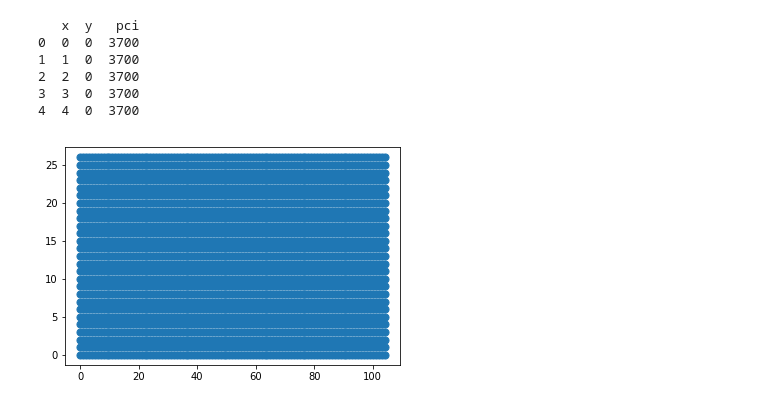
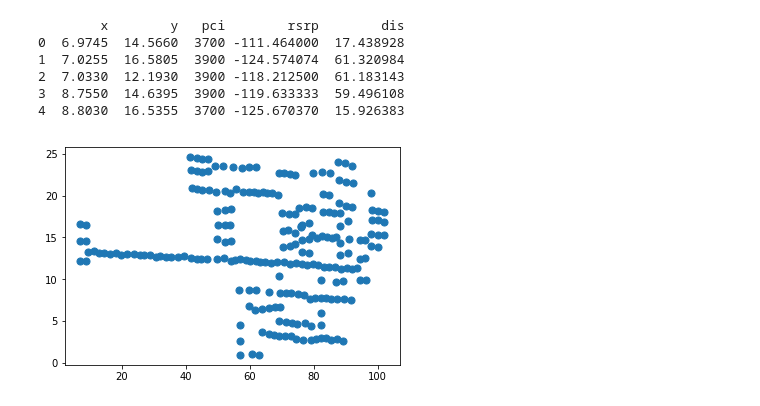
Before and after one commit to KJtiming/RadioMap, a Jupyter notebook: cluster.ipynb, the cells around one changed output. Drawn from its saved outputs; the diff is of its cells as text; code cells hidden in the pictures.

```diff
--- a/cluster.ipynb
+++ b/cluster.ipynb
@@ -36,20 +37,21 @@ from keras.utils import np_utils
 #from sklearn.cross_validation import train_test_split
 #from data_handle import *
 # %%
-rem_pci_all = pd.read_csv("pci_result_o.csv")
+#rem_pci_all = pd.read_csv("pci_result_o.csv")
+rem_pci_all = pd.read_csv("rsrp_set33.csv")
 #rem_pci_all = pd.read_csv("rem_pci_train_pd.csv")
 #rem_pci = pd.read_csv("rem_rsrp_train_pd.csv")
 #rem_test = pd.read_csv("rem_test_pd.csv")
-rem_pci_np = np.genfromtxt('rem_pci_train.csv', delimiter=',')
+#rem_pci_np = np.genfromtxt('rem_pci_train.csv', delimiter=',')
 #rem_rsrp = pd.read_csv("rem_rsrp_train.csv")
 print(rem_pci_all.head())
 plt.scatter(rem_pci_all['x'], rem_pci_all['y'], s=50);
 # %% [output]
-   x  y   pci
-0  0  0  3700
-1  1  0  3700
-2  2  0  3700
-3  3  0  3700
-4  4  0  3700
+        x        y   pci        rsrp        dis
+0  6.9745  14.5660  3700 -111.464000  17.438928
+1  7.0255  16.5805  3900 -124.574074  61.320984
+2  7.0330  12.1930  3900 -118.212500  61.183143
+3  8.7550  14.6395  3900 -119.633333  59.496108
+4  8.8030  16.5355  3700 -125.670370  15.926383
-[figure, old version]
+[figure, new version]
 # %%
```
Also changed, not shown: parts of 6 cells of this notebook, 7 other files.
